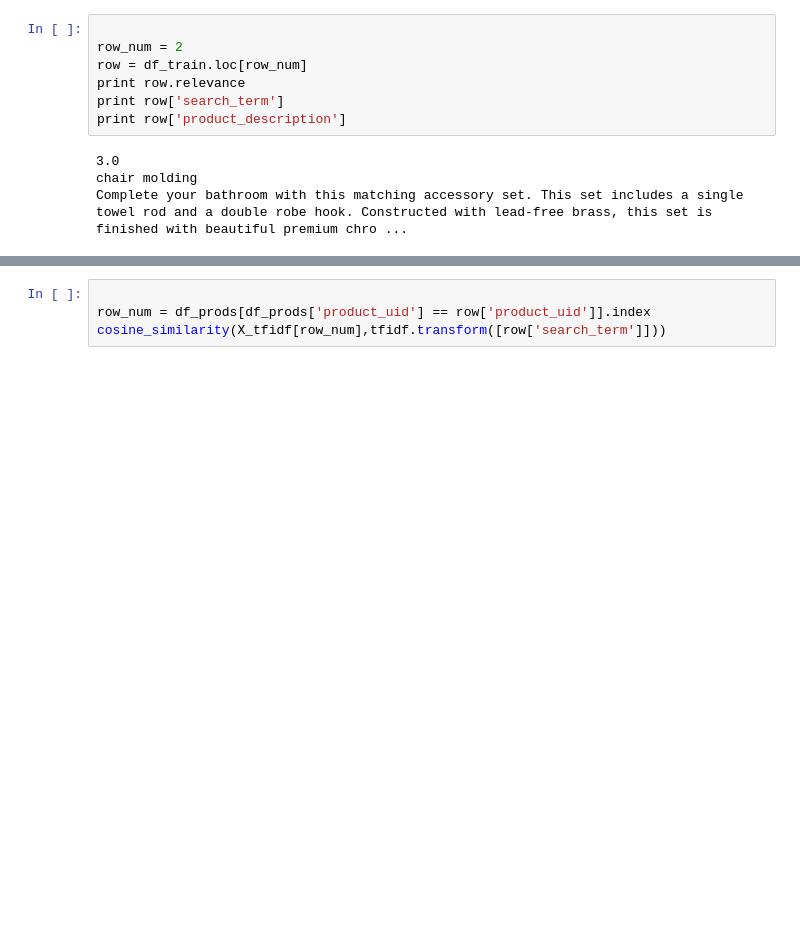
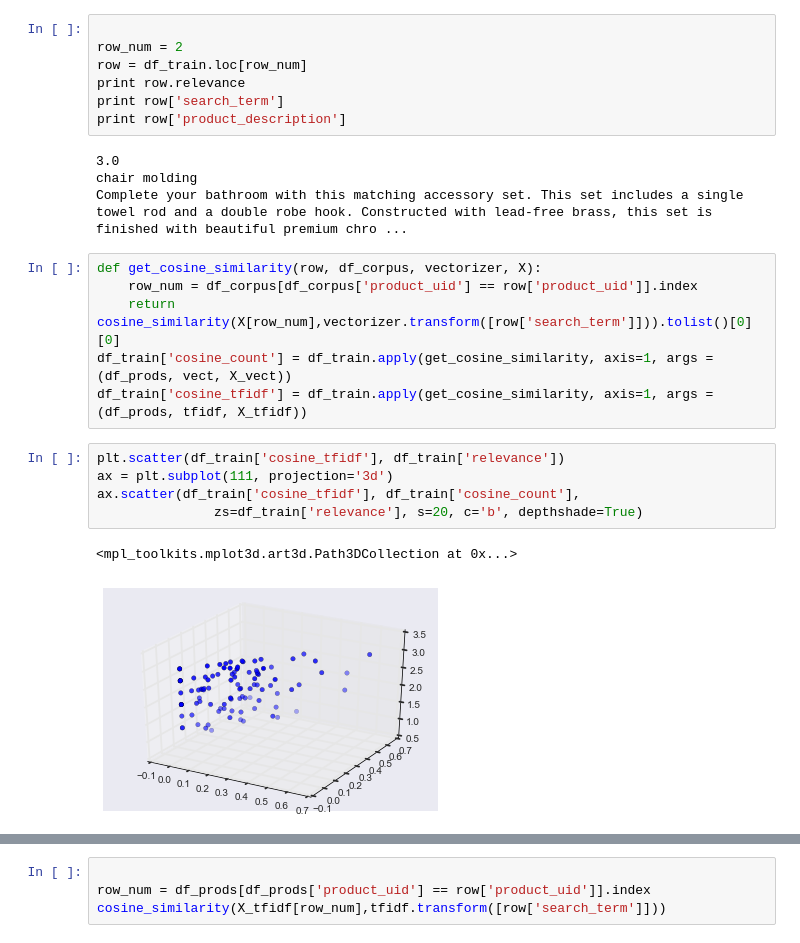
Before and after one commit to clementfung/machine-intelligence, a Jupyter notebook: experiment/term_doc_matrix.ipynb, the cells around one changed output, grey strips where cells are left out. Drawn from its saved outputs; the diff is of its cells as text; blank space fills up the shorter version.

```diff
--- a/experiment/term_doc_matrix.ipynb
+++ b/experiment/term_doc_matrix.ipynb
@@ -60,6 +60,20 @@ print row['product_description']
 3.0
 chair molding
 Complete your bathroom with this matching accessory set. This set includes a single towel rod and a double robe hook. Constructed with lead-free brass, this set is finished with beautiful premium chro ...
+# %%
+def get_cosine_similarity(row, df_corpus, vectorizer, X):
+    row_num = df_corpus[df_corpus['product_uid'] == row['product_uid']].index
+    return cosine_similarity(X[row_num],vectorizer.transform([row['search_term']])).tolist()[0][0]
+df_train['cosine_count'] = df_train.apply(get_cosine_similarity, axis=1, args = (df_prods, vect, X_vect))
+df_train['cosine_tfidf'] = df_train.apply(get_cosine_similarity, axis=1, args = (df_prods, tfidf, X_tfidf))
+# %%
+plt.scatter(df_train['cosine_tfidf'], df_train['relevance'])
+ax = plt.subplot(111, projection='3d')
+ax.scatter(df_train['cosine_tfidf'], df_train['cosine_count'],
+               zs=df_train['relevance'], s=20, c='b', depthshade=True)
+# %% [output]
+<mpl_toolkits.mplot3d.art3d.Path3DCollection at 0x...>
+[figure, added]
 # %%
 
 row_num = df_prods[df_prods['product_uid'] == row['product_uid']].index
```
Also changed, not shown: parts of 6 cells of this notebook.
